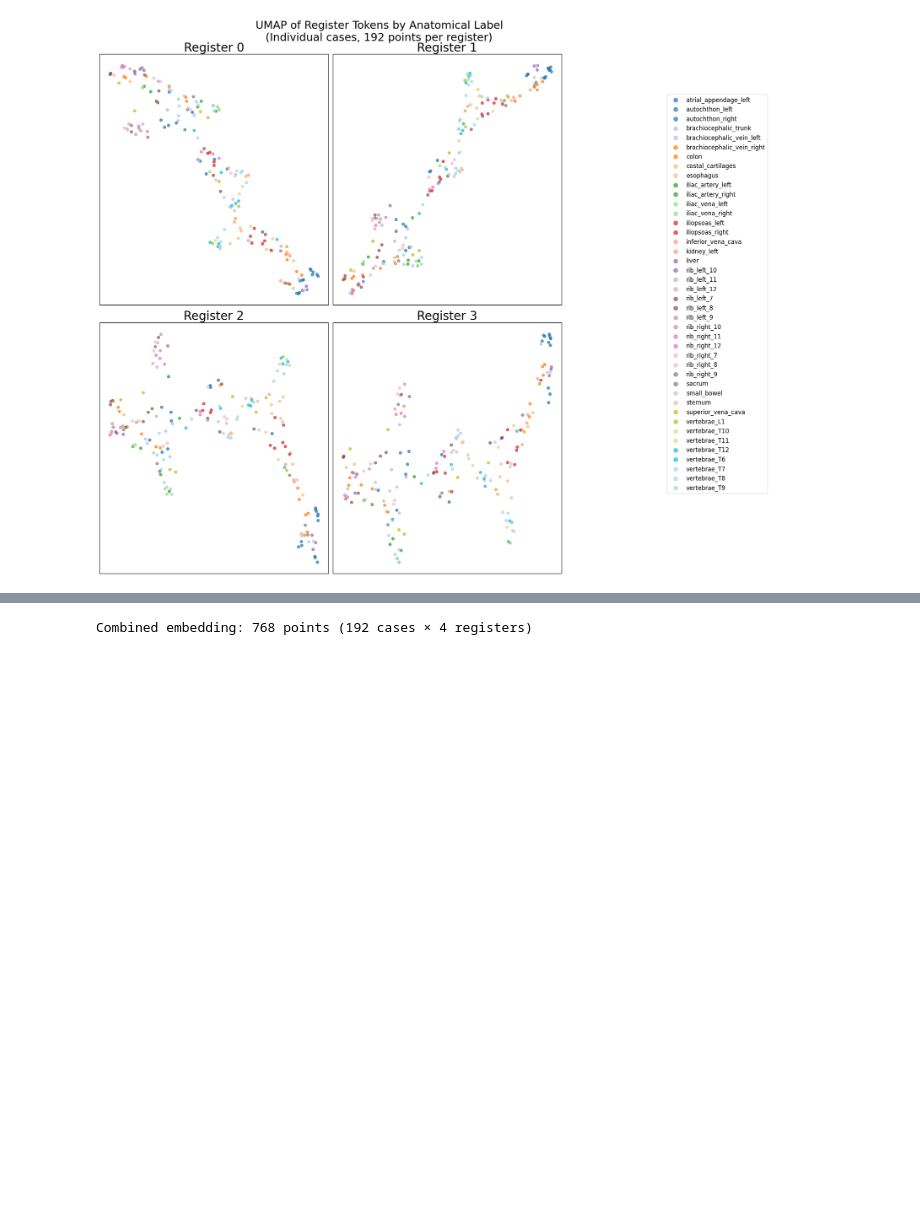
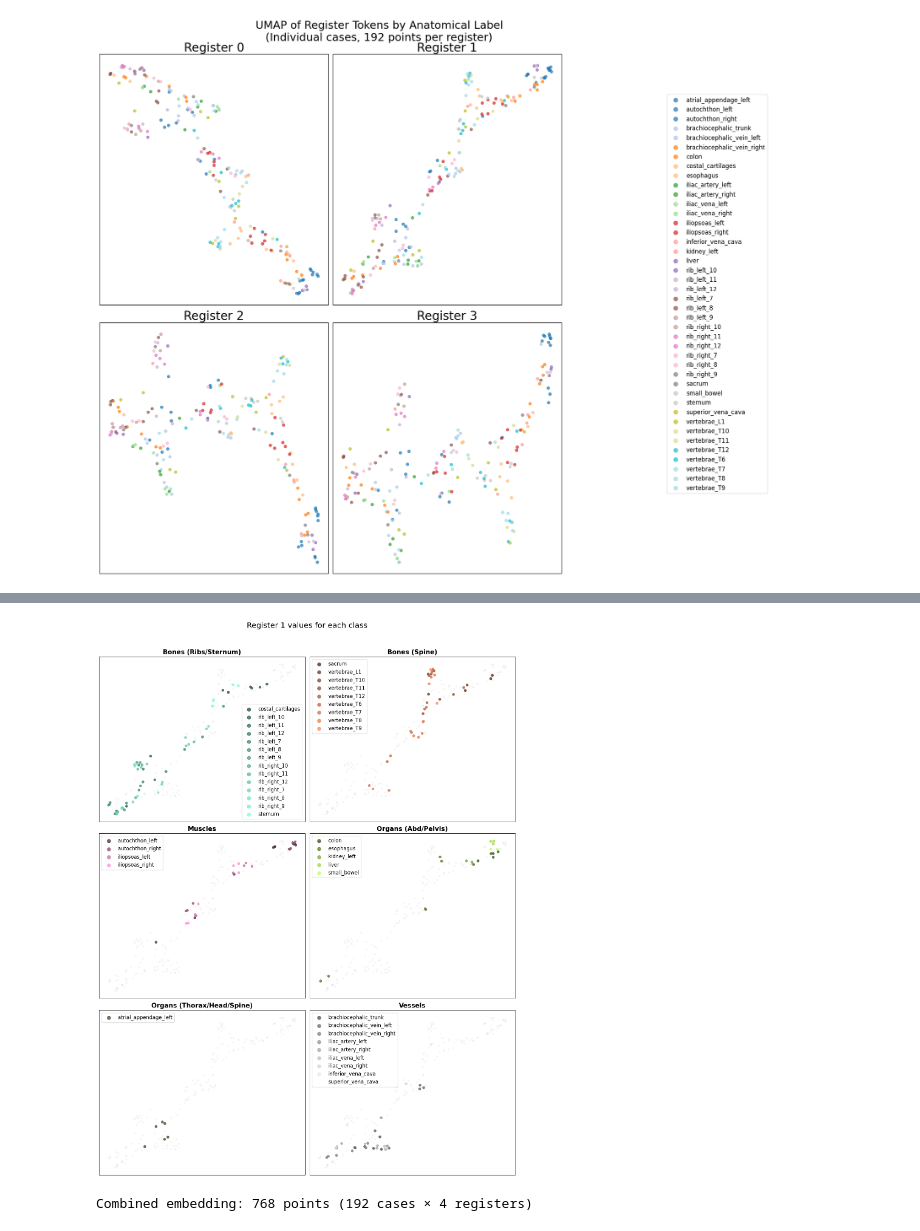
Before and after one commit to tidiane-camaret/ic_segmentation, a Jupyter notebook: results/register_tokens.ipynb, the cells around one changed output, grey strips where cells are left out. Cells and saved outputs as stored; diff of their text form; code cells hidden in the pictures; blank space fills up the shorter version.

```diff
--- a/results/register_tokens.ipynb
+++ b/results/register_tokens.ipynb
@@ -294,3 +405,43 @@ Category distribution:
+# %%
+import math
+import numpy as np
+import matplotlib.pyplot as plt
+
+num_categories = len(unique_categories)
+rows, cols = 3, 2
+
+fig, axes = plt.subplots(rows, cols, figsize=(7 * cols, 6 * rows))
+axes = axes.flatten()
+
+for i, cat in enumerate(unique_categories):
+    ax = axes[i]
+
+    ax.scatter(emb[:, 0], emb[:, 1], c='lightgray', s=10, alpha=0.2)
+
+    cat_labels = [l for l in unique_labels if label_to_cat.get(l) == cat]
+
+    handles = []
+    for label in cat_labels:
+        label_mask = (labels_array == label)
+        sc = ax.scatter(emb[label_mask, 0], emb[label_mask, 1],
+                        c=[label_colors_reg[label]], s=30, alpha=0.8, label=label)
+        handles.append(sc)
+
+    ax.set_title(cat, fontsize=15, fontweight='bold')
+    ax.set_xticks([])
+    ax.set_yticks([])
+
+    if handles:
+        ax.legend(handles=handles, loc='best', fontsize=12, markerscale=1.5, framealpha=0.8)
+
+for j in range(i + 1, len(axes)):
+    fig.delaxes(axes[j])
+
+plt.suptitle(f'Register {reg_idx} values for each class', fontsize=18, y=1.02)
+plt.tight_layout()
+plt.show()
+# %% [output]
+[figure, added]
 # %%
 # Alternative: Combined UMAP of ALL register tokens (flattened)
 # Each point = one register from one case
```
Also changed, not shown: parts of 6 cells of this notebook, 18 other files.
